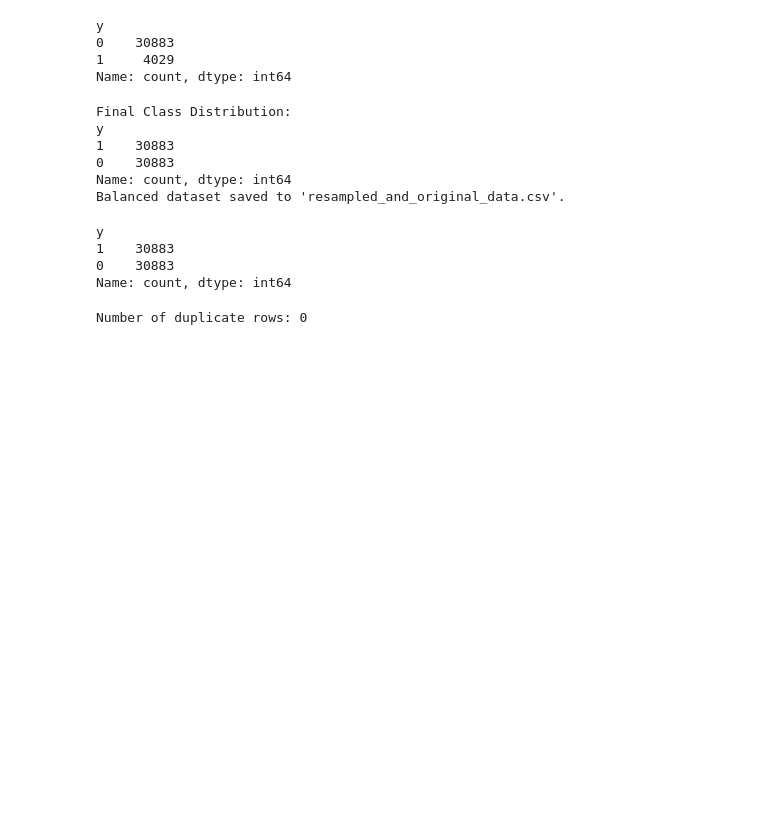
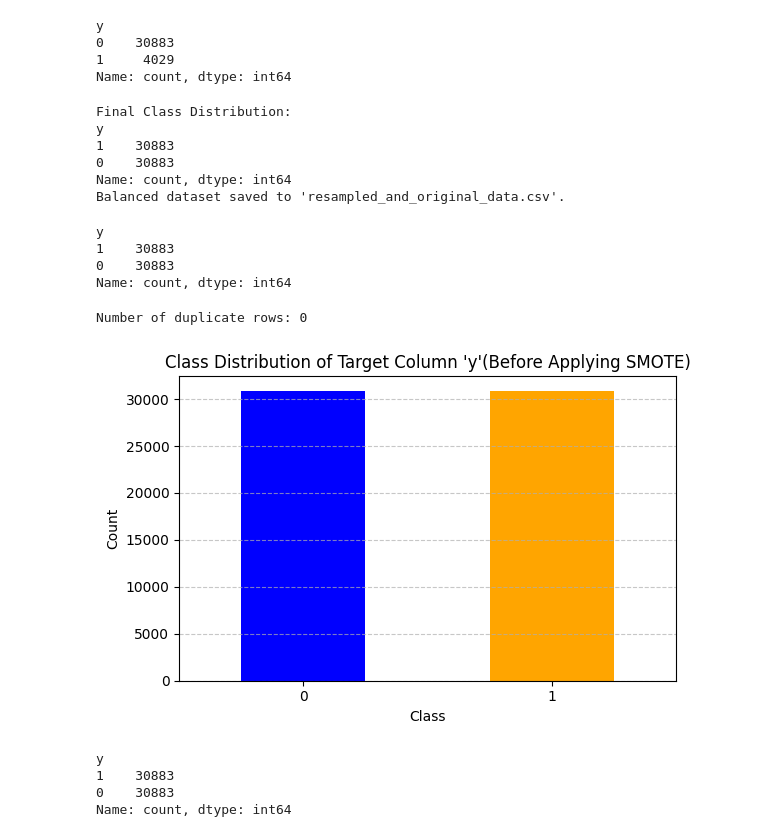
Before and after one commit to LahiWeer/2330902-ML_CW, a Jupyter notebook: Preprocessing/S4 - Data Cleaning.ipynb, the cells around one changed output. Saved outputs shown, nothing was run; the diff lists cells and outputs as text; code cells hidden in the pictures; blank space fills up the shorter version.

```diff
--- a/Preprocessing/S4 - Data Cleaning.ipynb
+++ b/Preprocessing/S4 - Data Cleaning.ipynb
@@ -437,3 +439,35 @@ duplicate_count = check_equal_data.duplicated().sum()
 print(f"\nNumber of duplicate rows: {duplicate_count}")
 # %% [output]
 Number of duplicate rows: 0
+# %%
+import pandas as pd
+import matplotlib.pyplot as plt
+
+# Load the dataset
+file_url = "https://raw.githubusercontent.com/LahiWeer/2330902-ML_CW/refs/heads/master/Preprocessing/resampled_and_original_data.csv"
+data = pd.read_csv(file_url)
+
+# Target column
+target_column = "y"
+
+# Calculate the class distribution
+class_counts = data[target_column].value_counts()
+
+# Plot the bar chart
+plt.figure(figsize=(6, 4))
+class_counts.plot(kind='bar', color=['blue', 'orange'])
+plt.title("Class Distribution of Target Column 'y'(Before Applying SMOTE)")
+plt.xlabel("Class")
+plt.ylabel("Count")
+plt.xticks(ticks=[0, 1], labels=['0', '1'], rotation=0)
+plt.grid(axis='y', linestyle='--', alpha=0.7)
+plt.tight_layout()
+plt.show()
+
+print(data['y'].value_counts())
+# %% [output]
+[figure, added]
+y
+1    30883
+0    30883
+Name: count, dtype: int64
```
Also changed, not shown: parts of 3 cells of this notebook.
